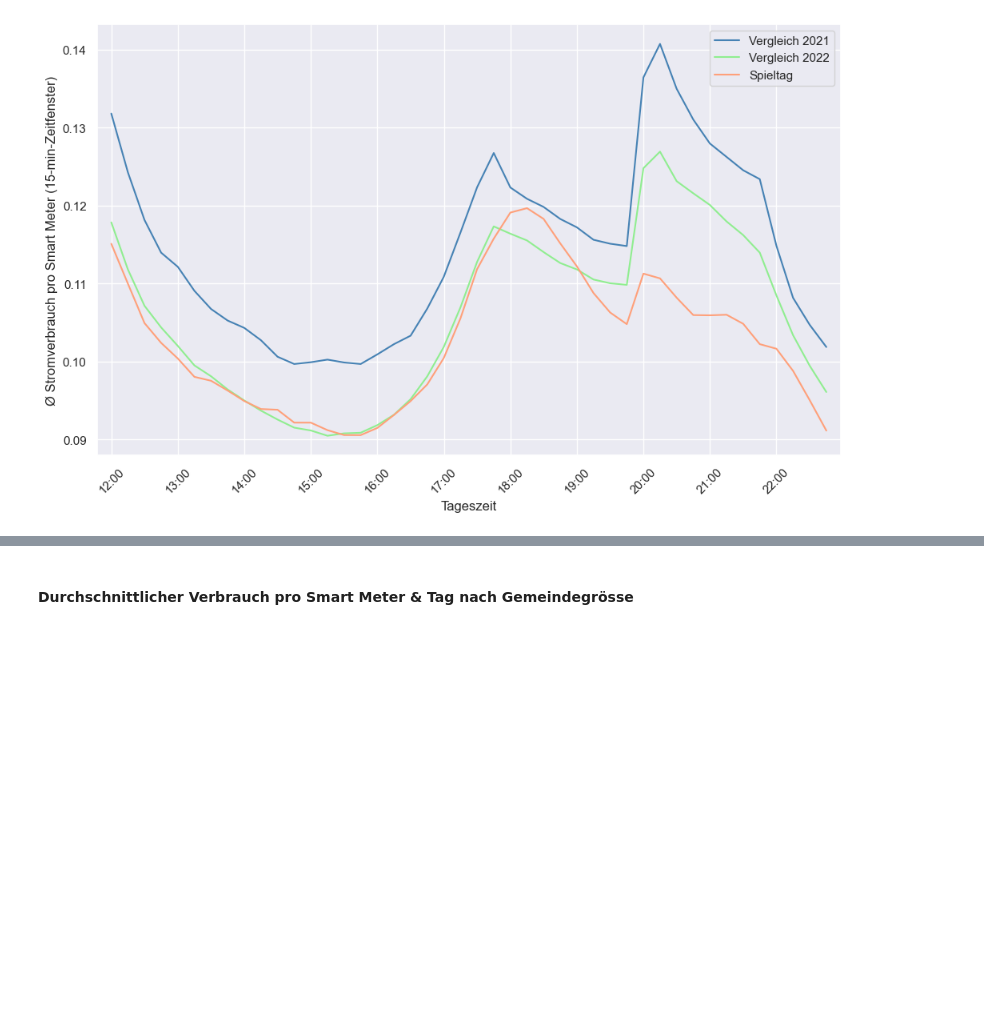
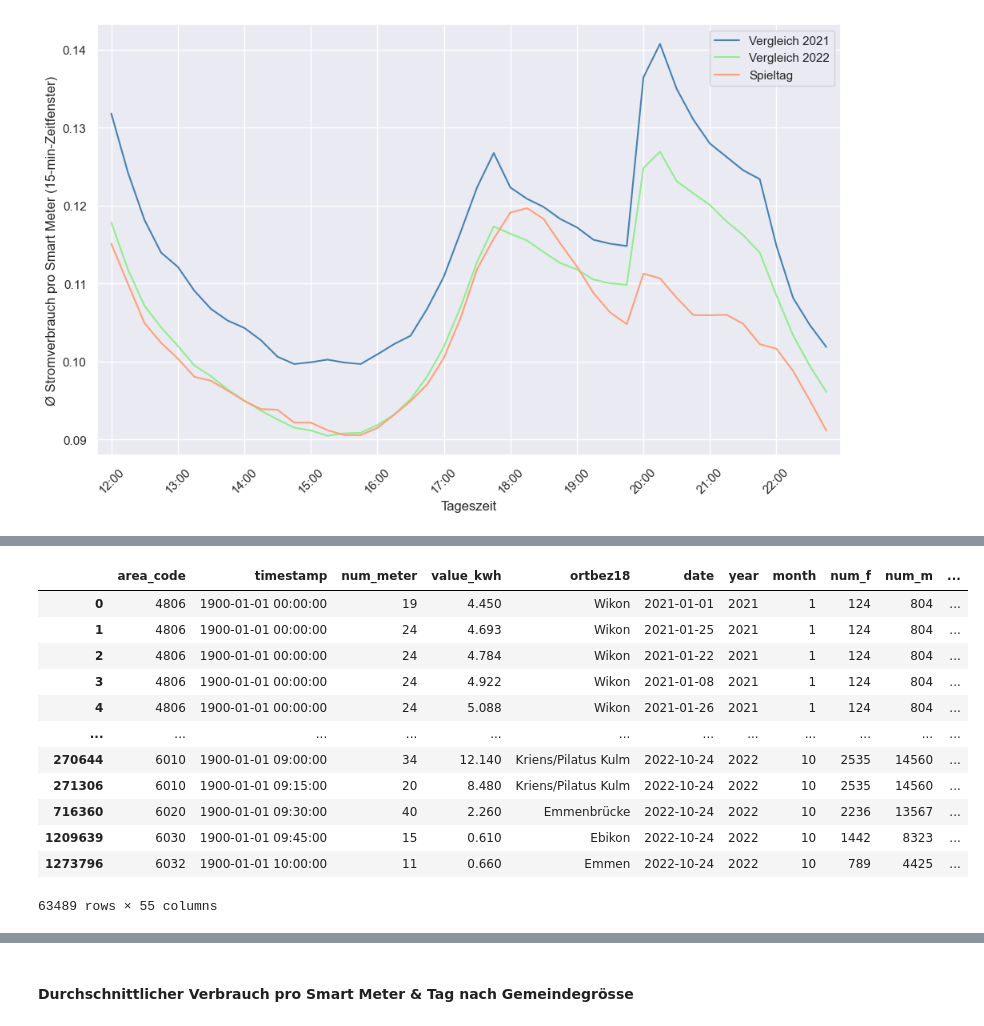
Before and after one commit to axpogroup/ckw-opendata, a Jupyter notebook: ckw.ch/Descriptives Agg.ipynb, the cells around one changed output, grey strips where cells are left out. Cells and saved outputs as stored; diff of their text form; code cells hidden in the pictures; blank space fills up the shorter version.

```diff
--- a/ckw.ch/Descriptives Agg.ipynb
+++ b/ckw.ch/Descriptives Agg.ipynb
@@ -475,0 +480,23 @@ df_data = pd.read_pickle("Dataset04.pkl")
+# %%
+df_datashort=df_data.drop_duplicates(subset=['date', 'timestamp']) # Löschen Gemeinde-Ebene
+
+df_datashort = pd.get_dummies(data=df_datashort, columns=['weekday']) # creaate dummies for weekdays
+
+df_datashort['hour'] = df_datashort['timestamp'].dt.hour
+df_datashort = pd.get_dummies(data=df_datashort, columns=['hour']) # creaate dummies for timestamps
+# %%
+df_datashort
+# %% [output]
+|  | area_code | timestamp | num_meter | value_kwh | ortbez18 | date | year | month | num_f | num_m | ... |
+| 0 | 4806 | 1900-01-01 00:00:00 | 19 | 4.450 | Wikon | 2021-01-01 | 2021 | 1 | 124 | 804 | ... |
+| 1 | 4806 | 1900-01-01 00:00:00 | 24 | 4.693 | Wikon | 2021-01-25 | 2021 | 1 | 124 | 804 | ... |
+| 2 | 4806 | 1900-01-01 00:00:00 | 24 | 4.784 | Wikon | 2021-01-22 | 2021 | 1 | 124 | 804 | ... |
+| 3 | 4806 | 1900-01-01 00:00:00 | 24 | 4.922 | Wikon | 2021-01-08 | 2021 | 1 | 124 | 804 | ... |
+| 4 | 4806 | 1900-01-01 00:00:00 | 24 | 5.088 | Wikon | 2021-01-26 | 2021 | 1 | 124 | 804 | ... |
+| ... | ... | ... | ... | ... | ... | ... | ... | ... | ... | ... | ... |
+| 270644 | 6010 | 1900-01-01 09:00:00 | 34 | 12.140 | Kriens/Pilatus Kulm | 2022-10-24 | 2022 | 10 | 2535 | 14560 | ... |
+| 271306 | 6010 | 1900-01-01 09:15:00 | 20 | 8.480 | Kriens/Pilatus Kulm | 2022-10-24 | 2022 | 10 | 2535 | 14560 | ... |
+| 716360 | 6020 | 1900-01-01 09:30:00 | 40 | 2.260 | Emmenbrücke | 2022-10-24 | 2022 | 10 | 2236 | 13567 | ... |
+| 1209639 | 6030 | 1900-01-01 09:45:00 | 15 | 0.610 | Ebikon | 2022-10-24 | 2022 | 10 | 1442 | 8323 | ... |
+| 1273796 | 6032 | 1900-01-01 10:00:00 | 11 | 0.660 | Emmen | 2022-10-24 | 2022 | 10 | 789 | 4425 | ... |
+63489 rows × 55 columns
```
Also changed, not shown: parts of 4 cells of this notebook.
